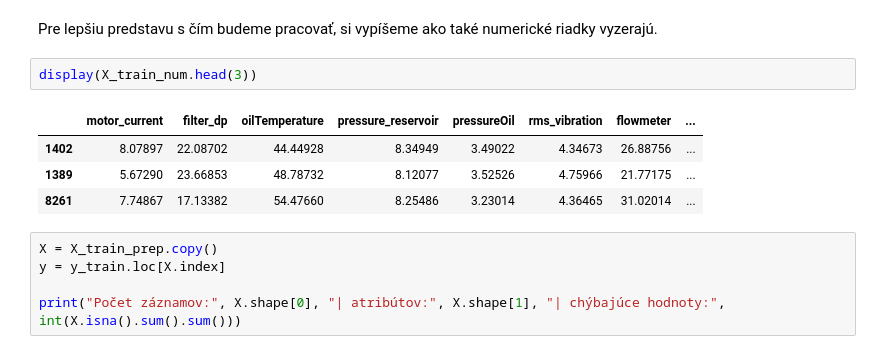
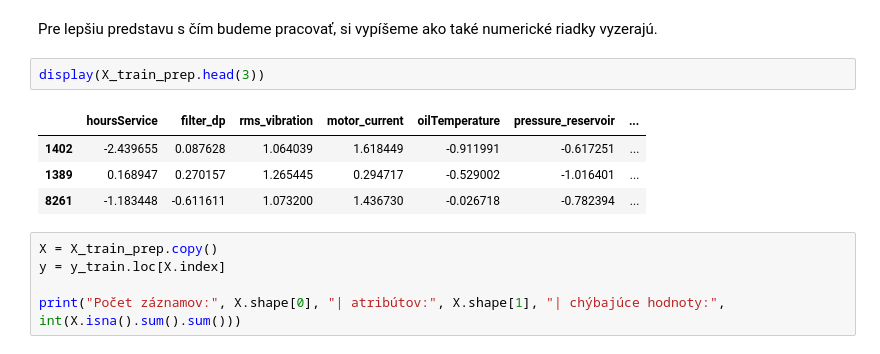
Before and after one commit to kavonada/IAU_zadanie, a Jupyter notebook: projekt.ipynb, the cells around one changed output. Drawn from its saved outputs; the diff is of its cells as text.

```diff
--- a/projekt.ipynb
+++ b/projekt.ipynb
@@ -1667,12 +1668,12 @@ from sklearn.ensemble import RandomForestClassifier
 # %% [markdown]
 Pre lepšiu predstavu s čím budeme pracovať, si vypíšeme ako také numerické riadky vyzerajú.
 # %%
-display(X_train_num.head(3))
+display(X_train_prep.head(3))
 # %% [output]
-|  | motor_current | filter_dp | oilTemperature | pressure_reservoir | pressureOil | rms_vibration | flowmeter | ... |
-| 1402 | 8.07897 | 22.08702 | 44.44928 | 8.34949 | 3.49022 | 4.34673 | 26.88756 | ... |
-| 1389 | 5.67290 | 23.66853 | 48.78732 | 8.12077 | 3.52526 | 4.75966 | 21.77175 | ... |
-| 8261 | 7.74867 | 17.13382 | 54.47660 | 8.25486 | 3.23014 | 4.36465 | 31.02014 | ... |
+|  | hoursService | filter_dp | rms_vibration | motor_current | oilTemperature | pressure_reservoir | ... |
+| 1402 | -2.439655 | 0.087628 | 1.064039 | 1.618449 | -0.911991 | -0.617251 | ... |
+| 1389 | 0.168947 | 0.270157 | 1.265445 | 0.294717 | -0.529002 | -1.016401 | ... |
+| 8261 | -1.183448 | -0.611611 | 1.073200 | 1.436730 | -0.026718 | -0.782394 | ... |
 # %%
 X = X_train_prep.copy()
 y = y_train.loc[X.index]
```
Also changed, not shown: parts of 15 cells of this notebook.
